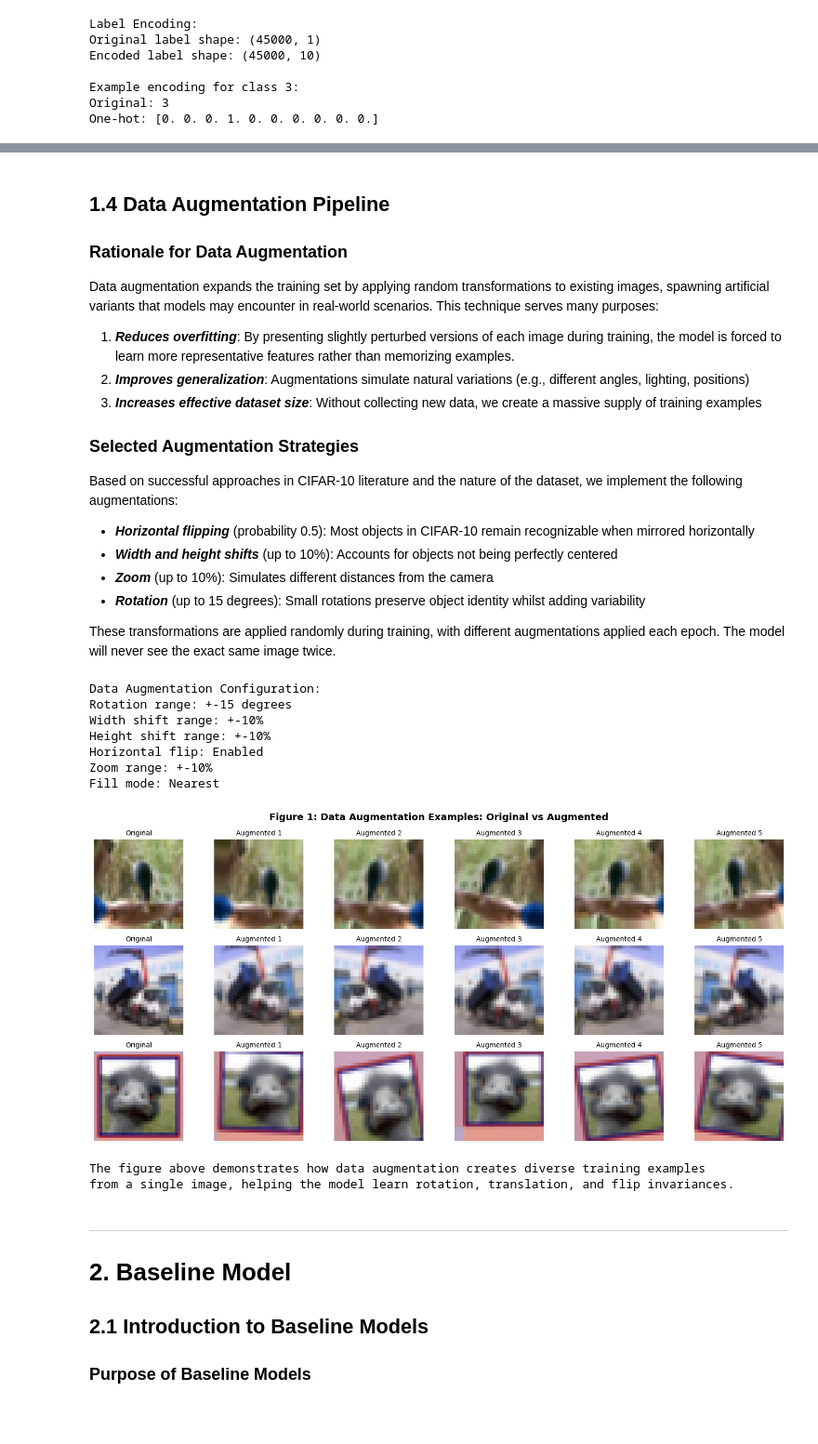
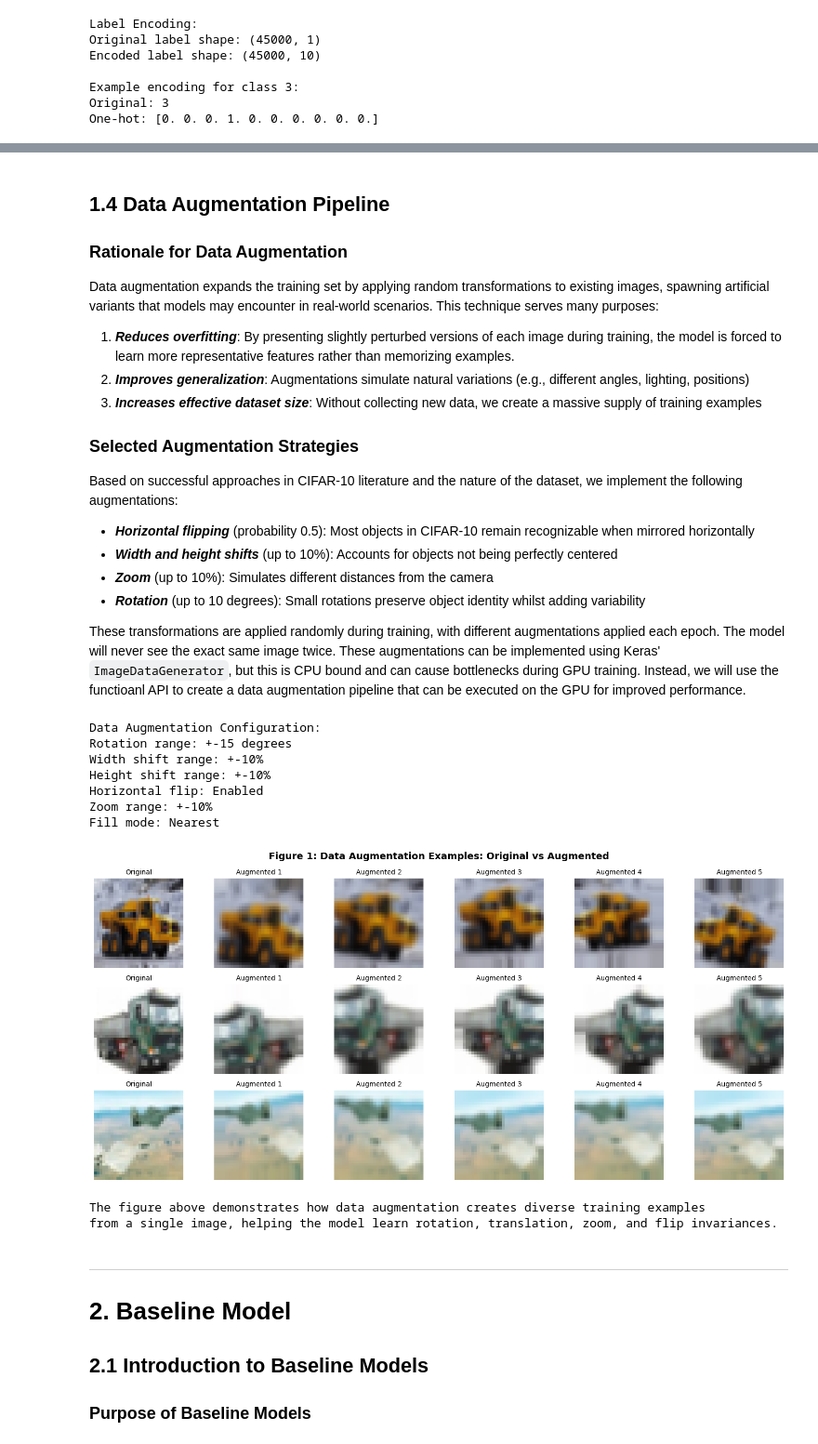
Before and after one commit to peaceman-per/S3-Neural-Networks-Coursework-2, a Jupyter notebook: CIFAR10_Neural_Networks_Coursework.ipynb, the cells around one changed output, grey strips where cells are left out. Shown at 93% size. Saved outputs shown, nothing was run; the diff lists cells and outputs as text; code cells hidden in the pictures; blank space fills up the shorter version.

```diff
--- a/CIFAR10_Neural_Networks_Coursework.ipynb
+++ b/CIFAR10_Neural_Networks_Coursework.ipynb
@@ -240,12 +269,24 @@ Based on successful approaches in CIFAR-10 literature and the nature of the data
 - ***Horizontal flipping*** (probability 0.5): Most objects in CIFAR-10 remain recognizable when mirrored horizontally
 - ***Width and height shifts*** (up to 10%): Accounts for objects not being perfectly centered
 - ***Zoom*** (up to 10%): Simulates different distances from the camera
-- ***Rotation*** (up to 15 degrees): Small rotations preserve object identity whilst adding variability
+- ***Rotation*** (up to 10 degrees): Small rotations preserve object identity whilst adding variability
 
-These transformations are applied randomly during training, with different augmentations applied each epoch. The model will never see the exact same image twice.
+These transformations are applied randomly during training, with different augmentations applied each epoch. The model will never see the exact same image twice. These augmentations can be implemented using Keras' `ImageDataGenerator`, but this is CPU bound and can cause bottlenecks during GPU training. Instead, we will use the functioanl API to create a data augmentation pipeline that can be executed on the GPU for improved performance.
 # %%
-# create data augmentation generator
-train_datagen = ImageDataGenerator(
+# seed
+tf.keras.utils.set_random_seed(128)
+
+# kears functional API data augmentation
+data_augmentation_GPU = keras.Sequential([
+    layers.RandomRotation(15/360, fill_mode="nearest", seed = 128),         # Random rotations up to 15%
+    layers.RandomTranslation(0.1, 0.1, fill_mode="nearest", seed = 128),    # Random shifts up to 10% horizontally and vertically
+    layers.RandomFlip("horizontal", seed = 128),                            # Random horizontal flips
+    layers.RandomZoom(0.1, fill_mode="nearest", seed = 128),                # Random zoom up to 10%
+], name="data_augmentation")
+
+
+# GPU data augmentation using ImageDataGenerator (CPU bound, not recommended for GPU training)
+data_augmentation_CPU = ImageDataGenerator(
     rotation_range=15,           # Random rotations up to 15 degrees
     width_shift_range=0.1,       # Horizontal shifts up to 10%
     height_shift_range=0.1,      # Vertical shifts up to 10%
@@ -254,8 +295,8 @@ train_datagen = ImageDataGenerator(
     fill_mode='nearest'          # Fill strategy for pixels outside boundaries
 )
 
-# fit the generator on training data
-train_datagen.fit(X_train)
+# fit the gpu generator on training data
+data_augmentation_CPU.fit(X_train)
 
 print("Data Augmentation Configuration:")
 print(f"Rotation range: +-15 degrees")
@@ -275,36 +316,44 @@ Fill mode: Nearest
 # %%
 # visualize augmentation effects
 fig, axes = plt.subplots(3, 6, figsize=(15, 7))
-fig.suptitle('Figure 1: Data Augmentation Examples: Original vs Augmented', fontsize=14, fontweight='bold')
+fig.suptitle(
+    'Figure 1: Data Augmentation Examples: Original vs Augmented',
+    fontsize=14,
+    fontweight='bold'
+)
 
 # select three random sample images
-sample_indices = [np.random.randint(0, X_train.shape[0]) for _ in range(3)]
+sample_indices = np.random.randint(0, X_train.shape[0], size=3)
 
 for row, idx in enumerate(sample_indices):
-    # Original image
-    axes[row, 0].imshow(X_train[idx])
+    original_img = X_train[idx]
+
+    # Show original
+    axes[row, 0].imshow(original_img)
     axes[row, 0].set_title('Original', fontsize=10)
     axes[row, 0].axis('off')
 
+    # Expand dims to simulate batch size = 1
+    img_batch = tf.expand_dims(original_img, axis=0)
+
     # Generate 5 augmented versions
-    img = X_train[idx].reshape((1,) + X_train[idx].shape)
-    aug_iter = train_datagen.flow(img, batch_size=1)
+    for col in range(1, 6):
+        augmented = data_augmentation_GPU(img_batch, training=True)
+        aug_img = tf.squeeze(augmented, axis=0)
 
-    for col in range(1, 6):
-        aug_img = next(aug_iter)[0]
-        axes[row, col].imshow(aug_img)
+        axes[row, col].imshow(aug_img.numpy())
         axes[row, col].set_title(f'Augmented {col}', fontsize=10)
         axes[row, col].axis('off')
 
 plt.tight_layout()
 plt.show()
 
 print("The figure above demonstrates how data augmentation creates diverse training examples")
-print("from a single image, helping the model learn rotation, translation, and flip invariances.")
+print("from a single image, helping the model learn rotation, translation, zoom, and flip invariances.")
 # %% [output]
-[figure, old version]
+[figure, new version]
 The figure above demonstrates how data augmentation creates diverse training examples
-from a single image, helping the model learn rotation, translation, and flip invariances.
+from a single image, helping the model learn rotation, translation, zoom, and flip invariances.
 # %% [markdown]
 ---
 
```
Also changed, not shown: parts of 17 cells of this notebook.
